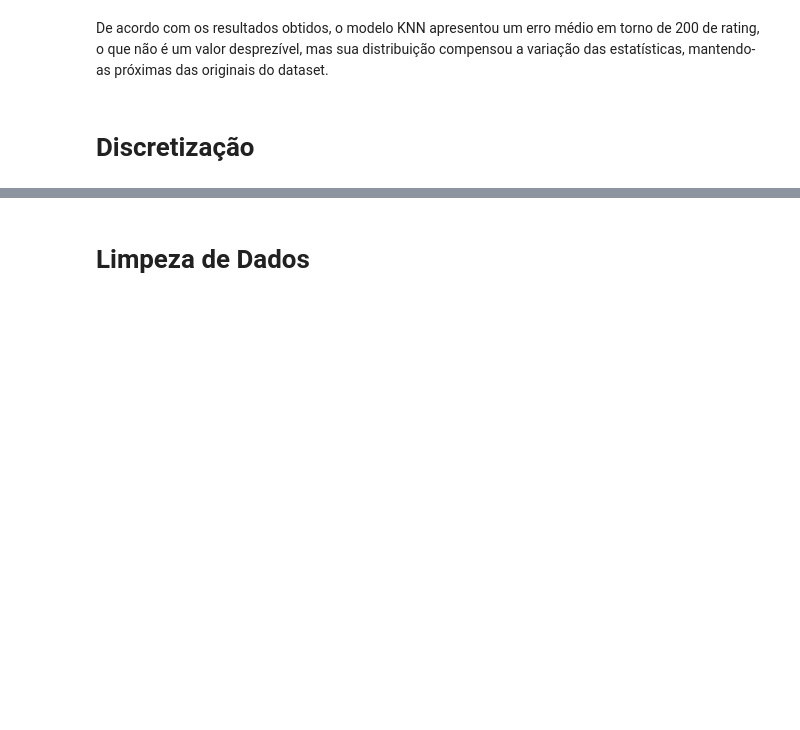
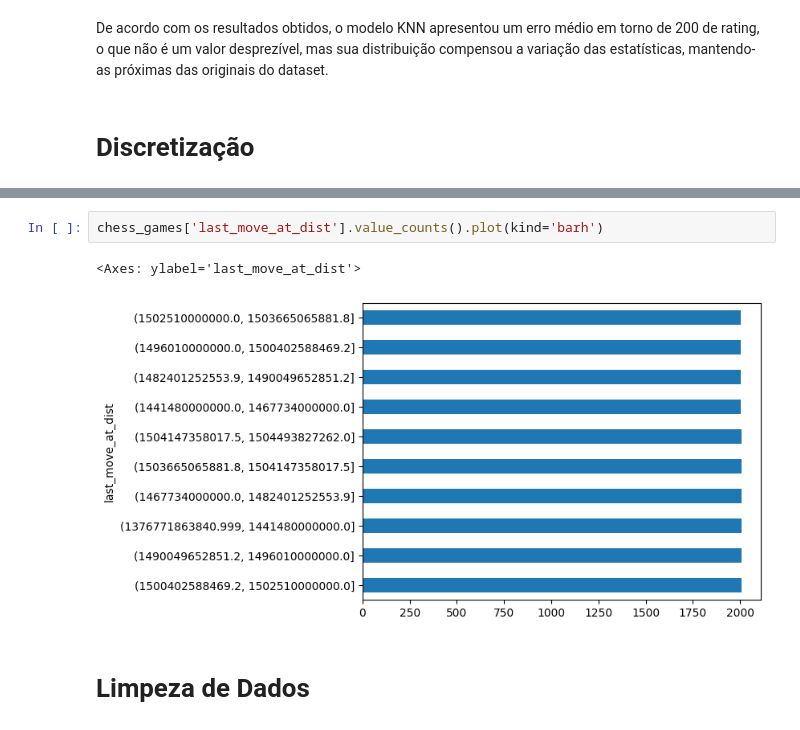
Before and after one commit to Vinicius-resende-cin/intro-dados, a Jupyter notebook: notebooks/ChessGames.ipynb, the cells around one changed output, grey strips where cells are left out. Saved outputs shown, nothing was run; the diff lists cells and outputs as text; blank space fills up the shorter version.

```diff
--- a/notebooks/ChessGames.ipynb
+++ b/notebooks/ChessGames.ipynb
@@ -528,3 +564,8 @@ De acordo com os resultados obtidos, o modelo KNN apresentou um erro médio em t
+# %%
+chess_games['last_move_at_dist'].value_counts().plot(kind='barh')
+# %% [output]
+<Axes: ylabel='last_move_at_dist'>
+[figure, added]
 # %% [markdown]
 # Limpeza de Dados
 # %% [markdown]
```
Also changed, not shown: parts of 21 cells of this notebook.
